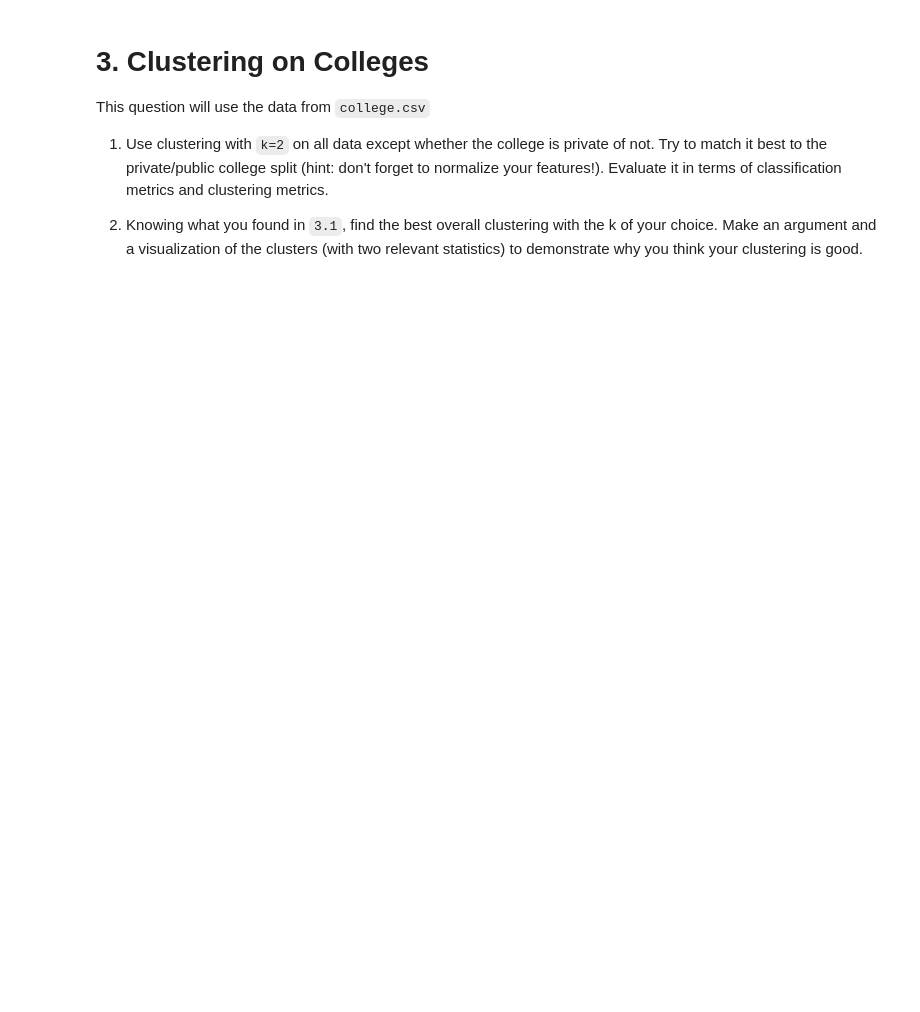
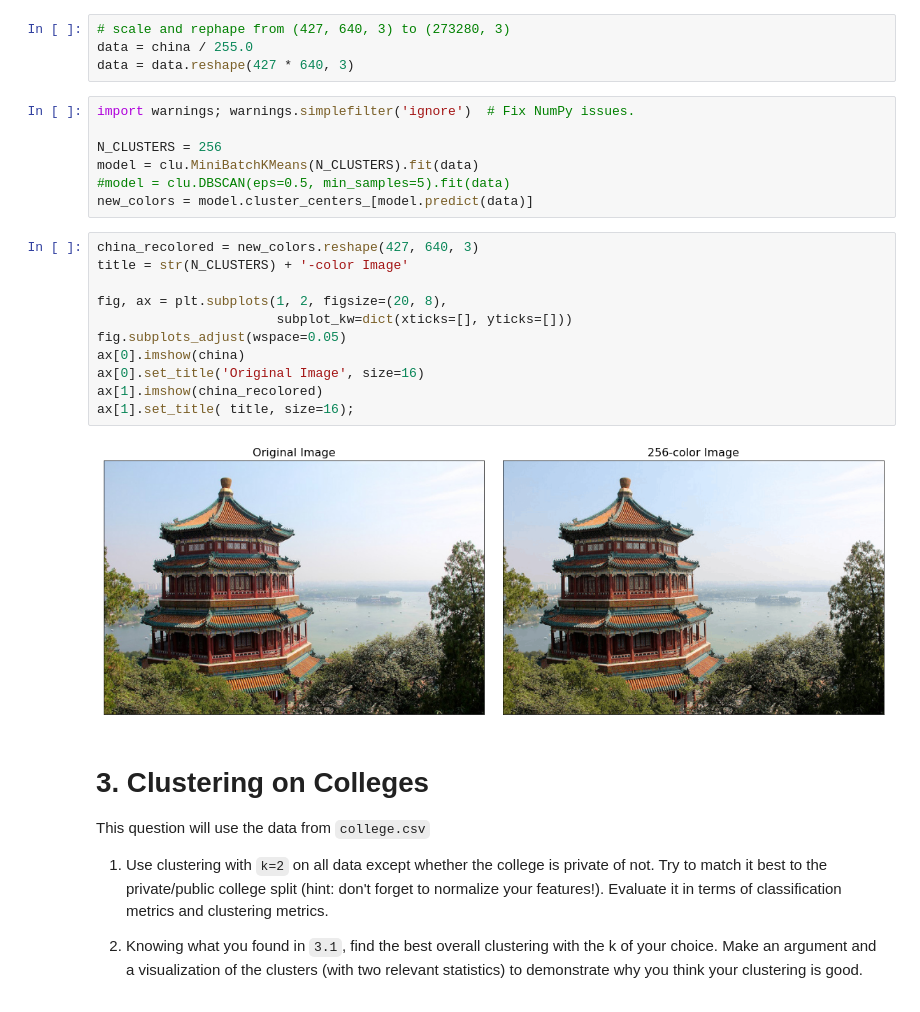
Before and after one commit to cb-ds-1/4-3-clustering, a Jupyter notebook: workshop.ipynb, the cells around one changed output. Saved outputs shown, nothing was run; the diff lists cells and outputs as text; blank space fills up the shorter version.

```diff
--- a/workshop.ipynb
+++ b/workshop.ipynb
@@ -19,3 +112,27 @@ Justify your choice and process in 3 paragraphs.
+# %%
+# scale and rephape from (427, 640, 3) to (273280, 3)
+data = china / 255.0
+data = data.reshape(427 * 640, 3)
+# %%
+import warnings; warnings.simplefilter('ignore')  # Fix NumPy issues.
+
+N_CLUSTERS = 256
+model = clu.MiniBatchKMeans(N_CLUSTERS).fit(data)
+#model = clu.DBSCAN(eps=0.5, min_samples=5).fit(data)
+new_colors = model.cluster_centers_[model.predict(data)]
+# %%
+china_recolored = new_colors.reshape(427, 640, 3)
+title = str(N_CLUSTERS) + '-color Image'
+
+fig, ax = plt.subplots(1, 2, figsize=(20, 8),
+                       subplot_kw=dict(xticks=[], yticks=[]))
+fig.subplots_adjust(wspace=0.05)
+ax[0].imshow(china)
+ax[0].set_title('Original Image', size=16)
+ax[1].imshow(china_recolored)
+ax[1].set_title( title, size=16);
+# %% [output]
+[figure, added]
 # %% [markdown]
 # 3. Clustering on Colleges
 
```
Also changed, not shown: parts of 15 cells of this notebook.
